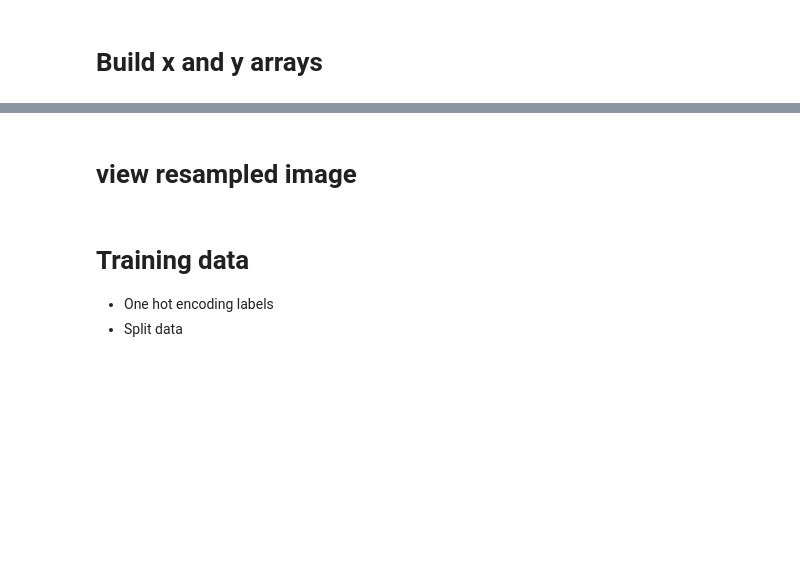
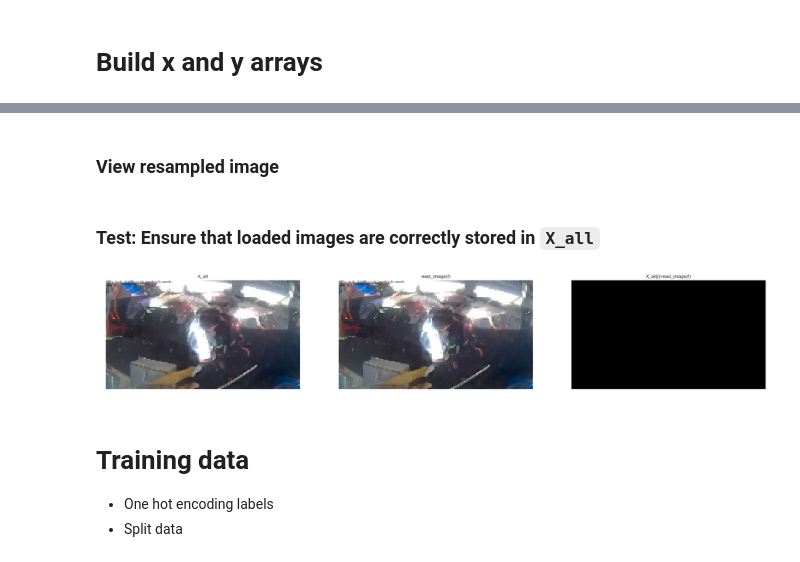
Before and after one commit to davisincubator/sashimdig, a Jupyter notebook: notebooks/jfa-2.0-practice_jared_cnn_fork.ipynb, the cells around one changed output, grey strips where cells are left out. Saved outputs shown, nothing was run; the diff lists cells and outputs as text; code cells hidden in the pictures; blank space fills up the shorter version.

```diff
--- a/notebooks/jfa-2.0-practice_jared_cnn_fork.ipynb
+++ b/notebooks/jfa-2.0-practice_jared_cnn_fork.ipynb
@@ -118,0 +120,6 @@ Wall time: 7.63 ms
+# %%
+if isinstance(subsample_amnt, int):
+    from sklearn.utils import resample
+    files, Y_cat = resample(files, Y_cat,
+                        n_samples = subsample_amnt,
+                        replace   = False)
@@ -119,11 +128,11 @@ Wall time: 7.63 ms
 # %%
 %%time
 
-X_all = np.ndarray((len(files), ROWS, COLS, CHANNELS), dtype=np.uint8)
+X_all = np.ndarray((len(files), ROWS, COLS, CHANNELS))
 
 for i, f in enumerate(files):
-    im = read_image(f)
-    X_all[i] = im
-    if i%1000 == 0: print('Processed {} of {}'.format(i, len(files)))
+    im        = read_image(f)
+    X_all[i]  = im
+    if i%500 == 0: print('Processed {} of {}'.format(i, len(files)))
 # %% [output]
 Processed 0 of 3777
@@ -130,12 +155,32 @@ Processed 0 of 3777
 # %% [markdown]
-# view resampled image
+### View resampled image
-# %%
-image = X_all[0]
-plt.figure(figsize=(5, 5))
-plt.imshow(im, cmap='gray', interpolation='nearest')
-plt.axis('off')
-plt.tight_layout()
-plt.show()
+# %%
+def show_images(images,titles=None):
+    """Display a list of images"""
+    n_ims = len(images)
+    if titles is None: titles = ['(%d)' % i for i in range(1,n_ims + 1)]
+    fig = plt.figure(figsize=(10,10))
+    n = 1
+    for image,title in zip(images,titles):
+        a = fig.add_subplot(1,n_ims,n) # Make subplot
+        plt.imshow(image, cmap='gray', interpolation='nearest')
+        plt.axis('off')
+        a.set_title(title)
+        #         print(submission.iloc[jImage,:])
+        n += 1
+    fig.set_size_inches(np.array(fig.get_size_inches()) * n_ims)
+    plt.show()
+# %% [markdown]
+### Test: Ensure that loaded images are correctly stored in `X_all`
+# %%
+show_images(images=[X_all[i],
+                    read_image(f),
+                    X_all[i]-im],
+            titles=['X_all',
+                    'read_image(f)',
+                    'X_all[i]-read_image(f)'])
+# %% [output]
+[figure, added]
 # %% [markdown]
 # Training data
 * One hot encoding labels
```
Also changed, not shown: parts of 17 cells of this notebook.
